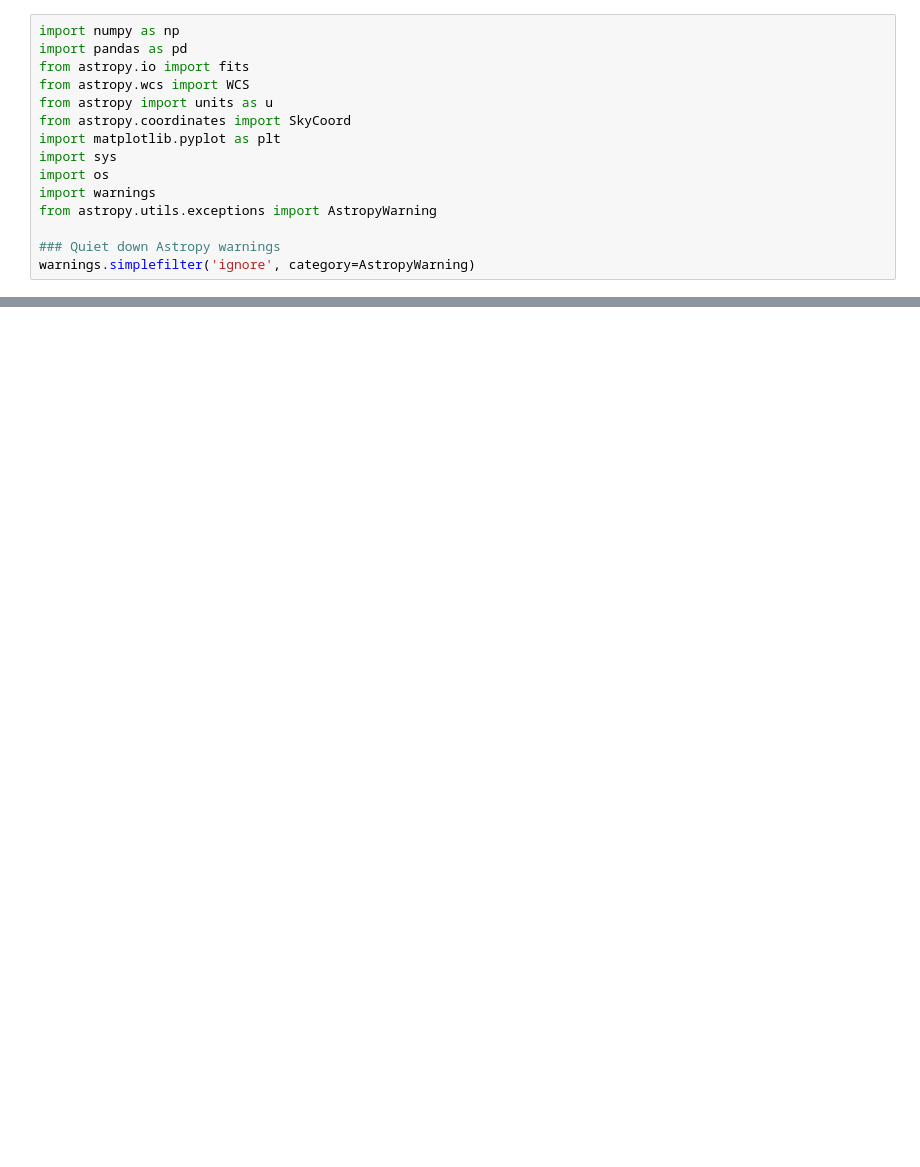
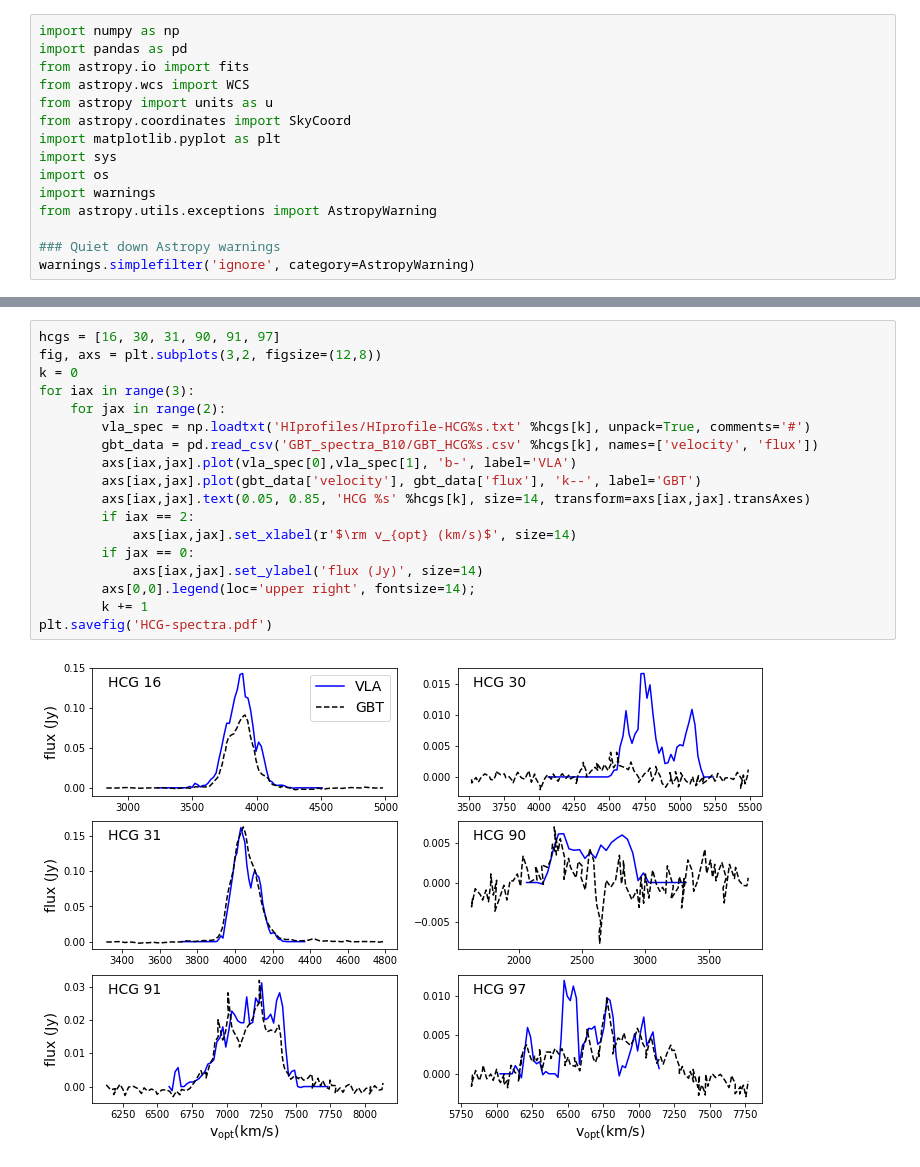
Before and after one commit to amidou/hcgspectra, a Jupyter notebook: compute_HIprofile.ipynb, the cells around one changed output, grey strips where cells are left out. Drawn from its saved outputs; the diff is of its cells as text; blank space fills up the shorter version.

```diff
--- a/compute_HIprofile.ipynb
+++ b/compute_HIprofile.ipynb
@@ -112,0 +128,20 @@ plt.legend(loc='upper right', fontsize=14);
+# %%
+hcgs = [16, 30, 31, 90, 91, 97]
+fig, axs = plt.subplots(3,2, figsize=(12,8))
+k = 0
+for iax in range(3):
+    for jax in range(2):
+        vla_spec = np.loadtxt('HIprofiles/HIprofile-HCG%s.txt' %hcgs[k], unpack=True, comments='#')
+        gbt_data = pd.read_csv('GBT_spectra_B10/GBT_HCG%s.csv' %hcgs[k], names=['velocity', 'flux'])
+        axs[iax,jax].plot(vla_spec[0],vla_spec[1], 'b-', label='VLA')
+        axs[iax,jax].plot(gbt_data['velocity'], gbt_data['flux'], 'k--', label='GBT')
+        axs[iax,jax].text(0.05, 0.85, 'HCG %s' %hcgs[k], size=14, transform=axs[iax,jax].transAxes)
+        if iax == 2:
+            axs[iax,jax].set_xlabel(r'$\rm v_{opt} (km/s)$', size=14)
+        if jax == 0:
+            axs[iax,jax].set_ylabel('flux (Jy)', size=14)
+        axs[0,0].legend(loc='upper right', fontsize=14);
+        k += 1
+plt.savefig('HCG-spectra.pdf')
+# %% [output]
+[figure, added]
```
Also changed, not shown: parts of 6 cells of this notebook, 3 other files.
